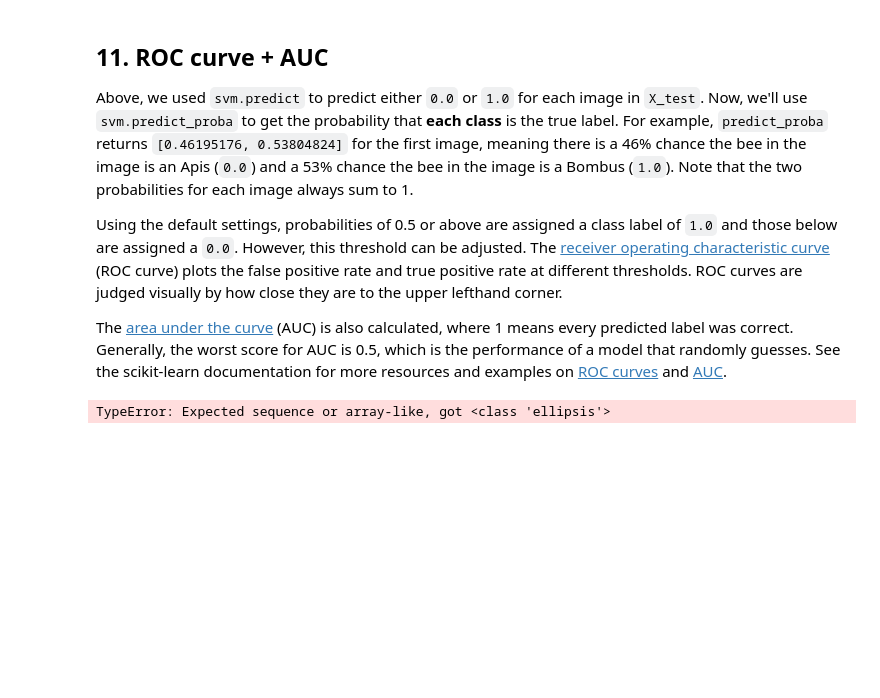
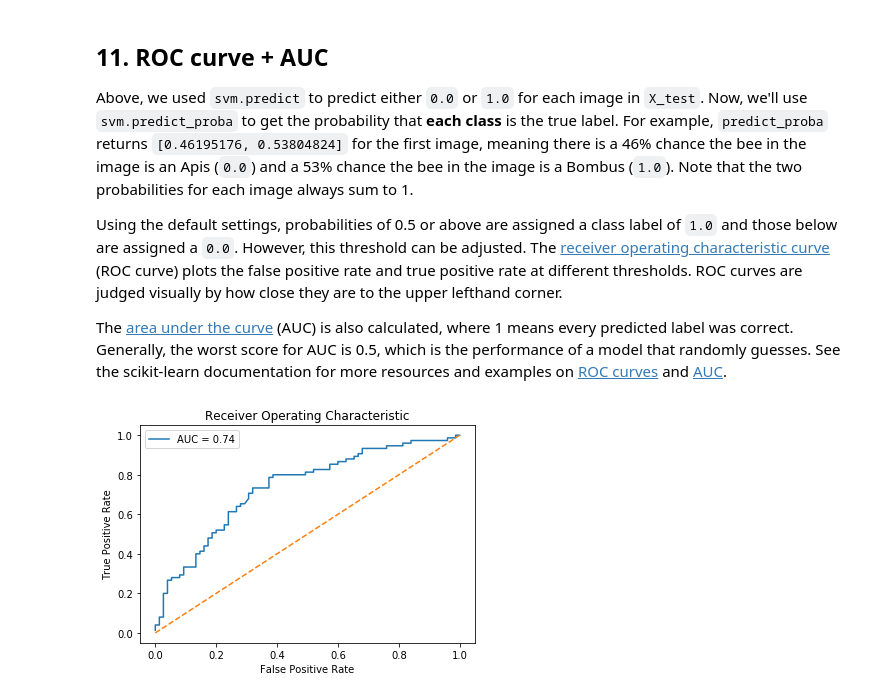
Before and after one commit to Bing-Violet/Predict-Species-from-Images, a Jupyter notebook: notebook.ipynb, the cells around one changed output. Saved outputs shown, nothing was run; the diff lists cells and outputs as text; code cells hidden in the pictures; blank space fills up the shorter version.

```diff
--- a/notebook.ipynb
+++ b/notebook.ipynb
@@ -246,25 +246,25 @@ Model accuracy is:  0.68
 # %%
 # predict probabilities for X_test using predict_proba
 probabilities = svm.predict_proba(X_test)
 
 # select the probabilities for label 1.0
 y_proba = probabilities[:,1]
 
 # calculate false positive rate and true positive rate at different thresholds
 false_positive_rate, true_positive_rate, thresholds = roc_curve(y_test, y_proba, pos_label=1)
 
 # calculate AUC
 roc_auc = auc(false_positive_rate, true_positive_rate)
 
 plt.title('Receiver Operating Characteristic')
 # plot the false positive rate on the x axis and the true positive rate on the y axis
-roc_plot = plt.plot(...,
-                    ...,
+roc_plot = plt.plot(false_positive_rate,
+                    true_positive_rate,
                     label='AUC = {:0.2f}'.format(roc_auc))
 
 plt.legend(loc=0)
 plt.plot([0,1], [0,1], ls='--')
 plt.ylabel('True Positive Rate')
 plt.xlabel('False Positive Rate');
 # %% [output]
-TypeError: Expected sequence or array-like, got <class 'ellipsis'>
+[figure, added]
```
